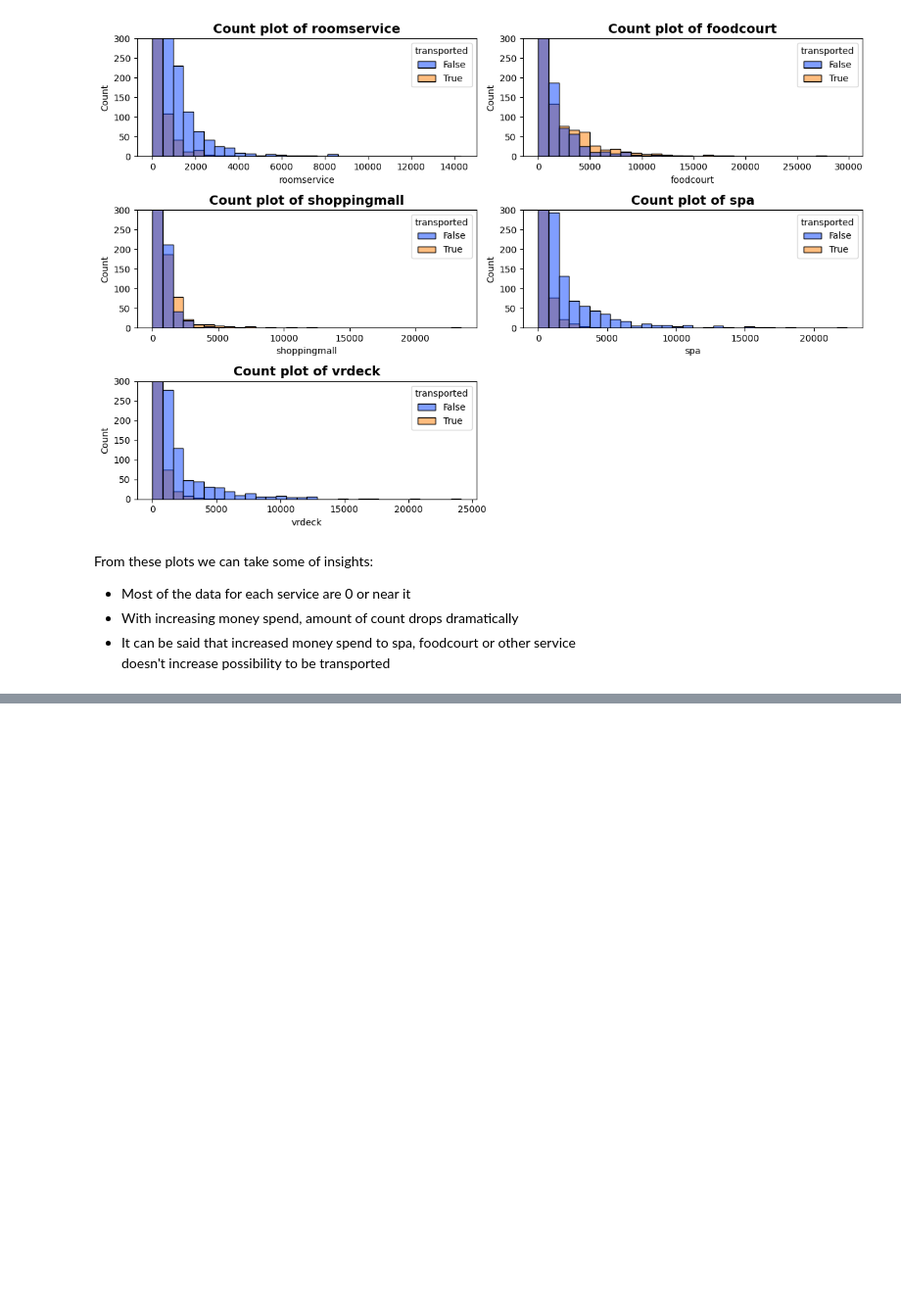
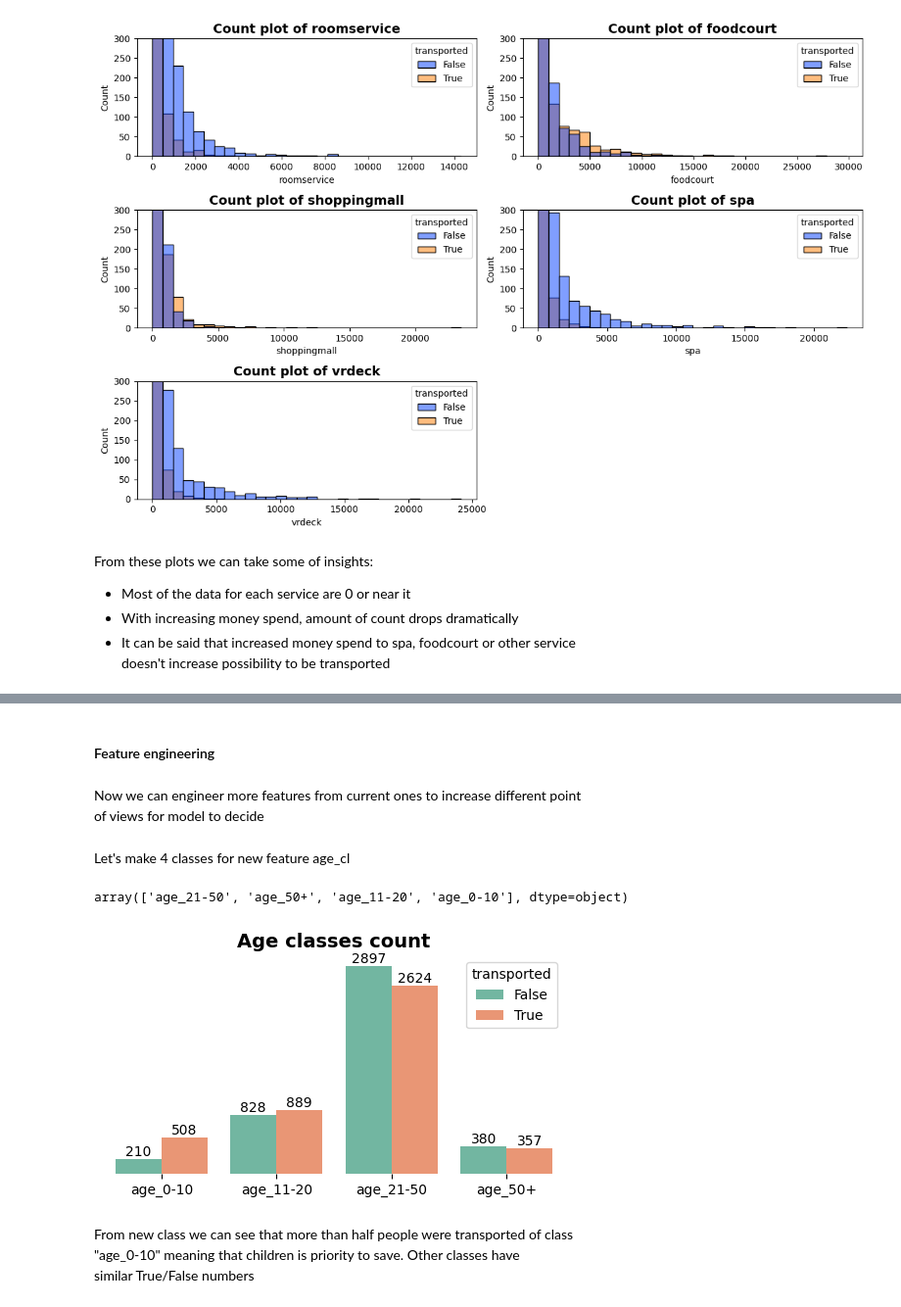
Before and after one commit to ShariYo/Modul3_Sprint3, a Jupyter notebook: project/main.ipynb, the cells around one changed output, grey strips where cells are left out. Shown at 98% size. Cells and saved outputs as stored; diff of their text form; code cells hidden in the pictures; blank space fills up the shorter version.

```diff
--- a/project/main.ipynb
+++ b/project/main.ipynb
@@ -219,0 +282,24 @@ doesn't increase possibility to be transported
+# %% [markdown]
+#### Feature engineering
+# %% [markdown]
+Now we can engineer more features from current ones to increase different point
+of views for model to decide
+# %% [markdown]
+Let's make 4 classes for new feature age_cl
+# %%
+train_df["age_cl"] = 0
+train_df["age_cl"] = np.where(train_df["age"] <= 10, "age_0-10",
+                              np.where(train_df["age"] <= 20, "age_11-20",
+                                       np.where(train_df["age"] <= 50, "age_21-50", "age_50+")))
+train_df["age_cl"].unique()
+# %% [output]
+array(['age_21-50', 'age_50+', 'age_11-20', 'age_0-10'], dtype=object)
+# %%
+order = ["age_0-10", "age_11-20", "age_21-50", "age_50+"]
+sand.f_countplot(data=train_df, xaxis="age_cl", hue="transported", title="Age classes count", palette="Set2", order=order)
+# %% [output]
+[figure, added]
+# %% [markdown]
+From new class we can see that more than half people were transported of class
+"age_0-10" meaning that children is priority to save. Other classes have
+similar True/False numbers
```
Also changed, not shown: parts of 7 cells of this notebook, 1 other file.
